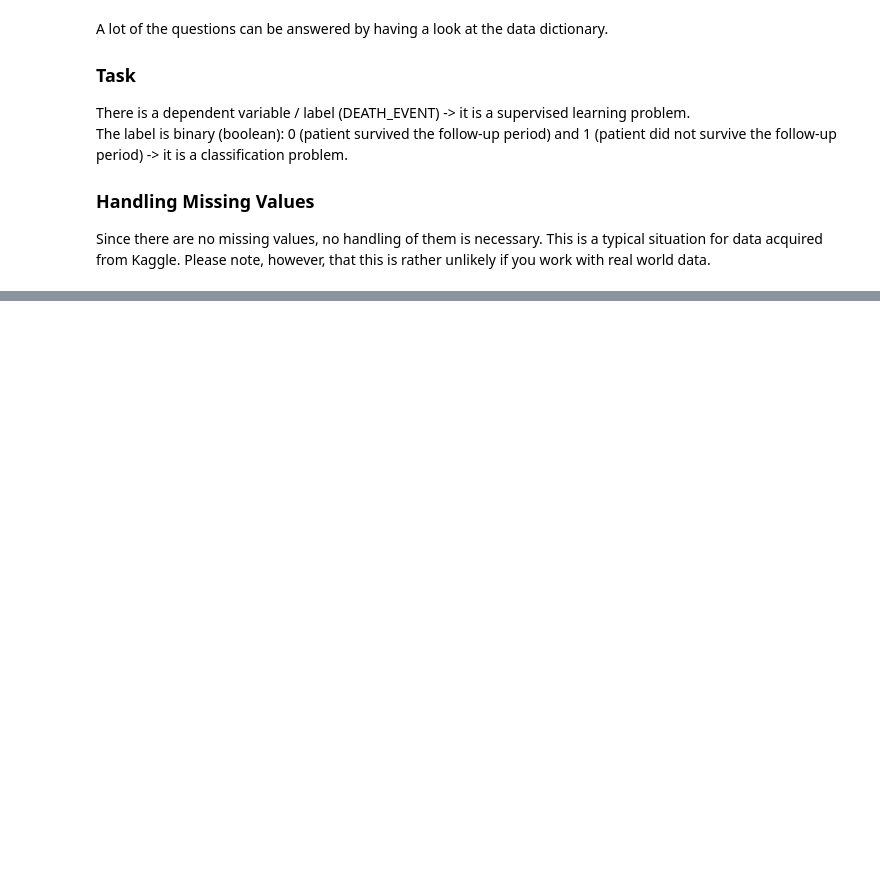
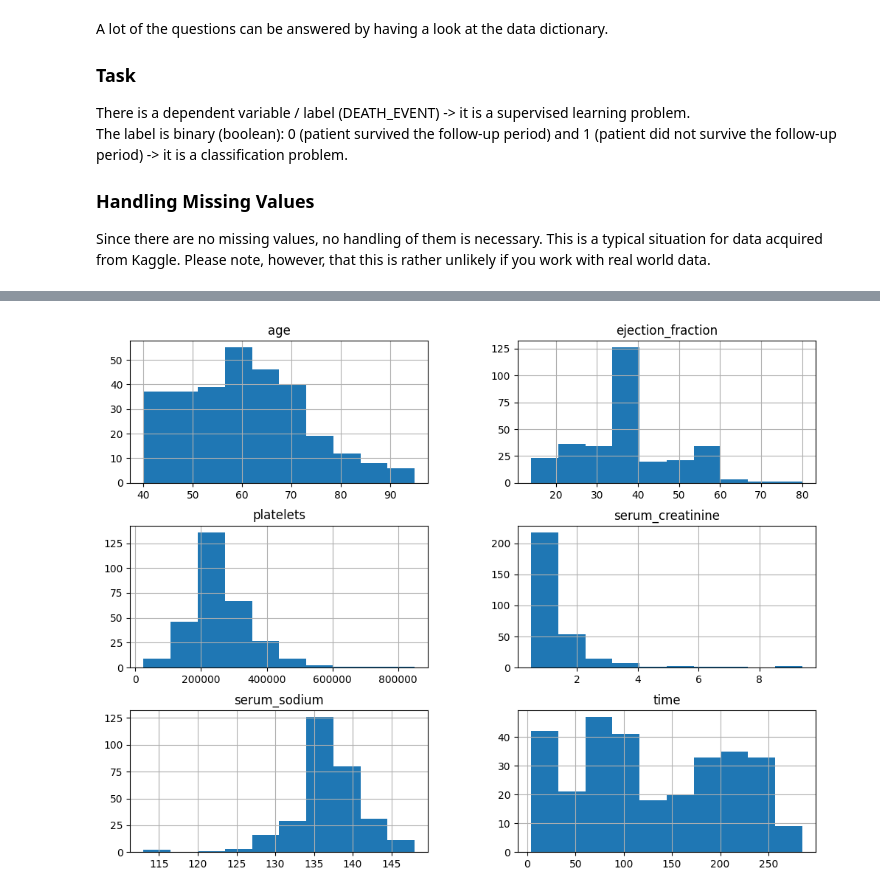
Before and after one commit to fabianjkrueger/heart_failure_prediction, a Jupyter notebook: notebooks/02-exploratory_data_analysis.ipynb, the cells around one changed output, grey strips where cells are left out. Cells and saved outputs as stored; diff of their text form; code cells hidden in the pictures; blank space fills up the shorter version.

```diff
--- a/notebooks/02-exploratory_data_analysis.ipynb
+++ b/notebooks/02-exploratory_data_analysis.ipynb
@@ -93,0 +161,7 @@ Since there are no missing values, no handling of them is necessary. This is a t
+# %%
+# here, only plot the non boolean / numeric ones and increase number of bins
+numeric_cols = patients[["age", "ejection_fraction", "platelets", "serum_creatinine", "serum_sodium", "time"]]
+numeric_cols.hist(figsize=(12, 9)) # FIXME: adjust binsize (maybe individually for the plots if posssible) like this: bins = 15; auto set is mediocre
+plt.show()
+# %% [output]
+[figure, added]
```
Also changed, not shown: parts of 10 cells of this notebook.
